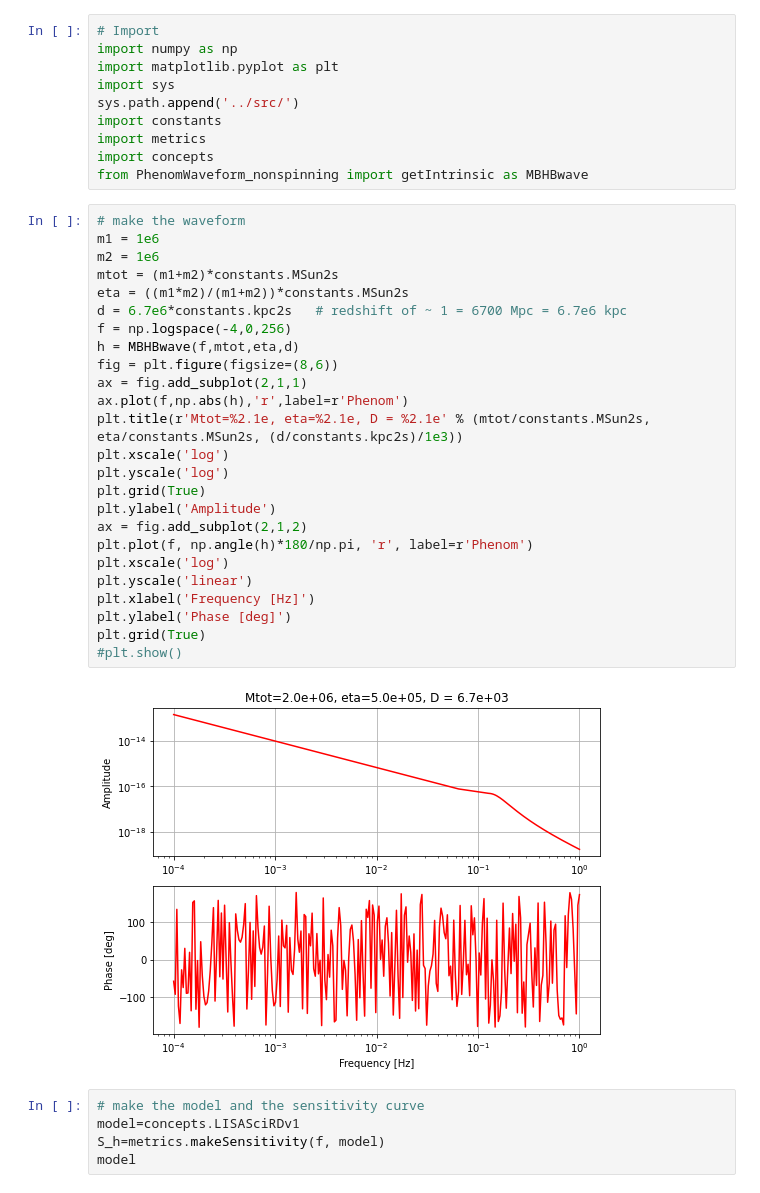
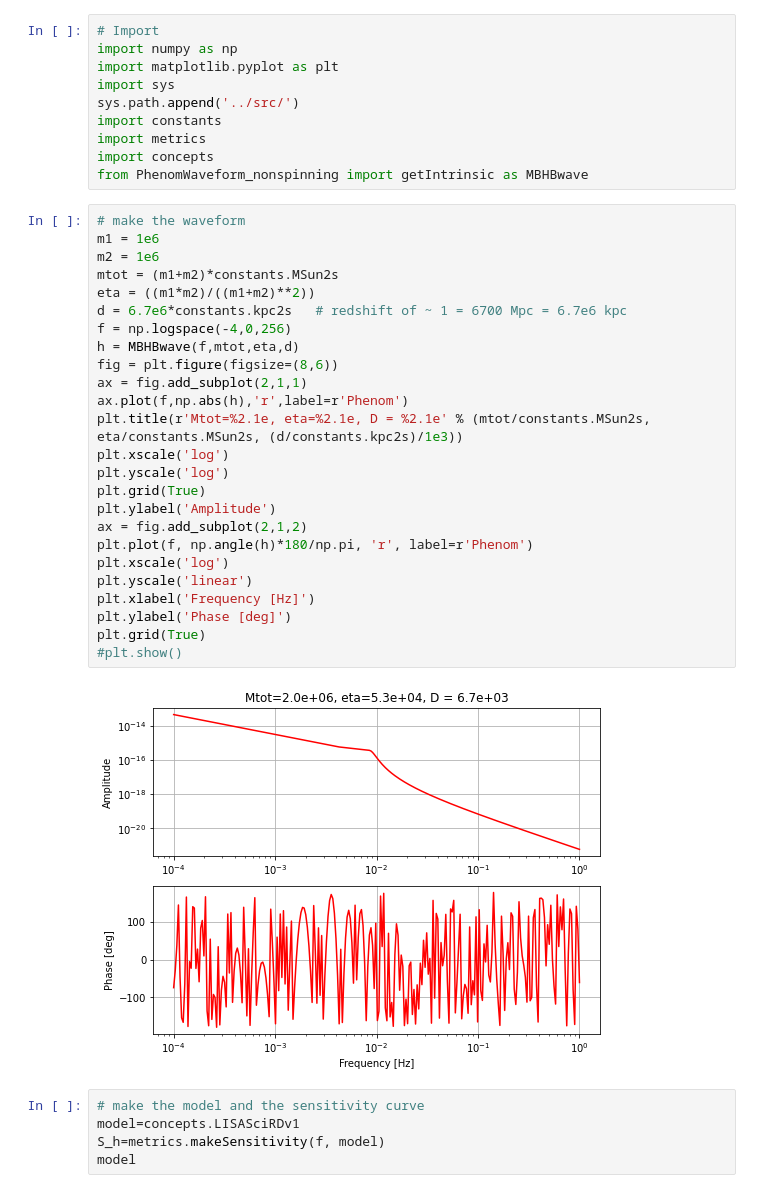
Before and after one commit to JohnGBaker/GWI-metrics, a Jupyter notebook: Notebooks/MBHBwaveCheck.ipynb, the cells around one changed output. Drawn from its saved outputs; the diff is of its cells as text.

```diff
--- a/Notebooks/MBHBwaveCheck.ipynb
+++ b/Notebooks/MBHBwaveCheck.ipynb
@@ -17,30 +17,30 @@ from PhenomWaveform_nonspinning import getIntrinsic as MBHBwave
 # %%
 # make the waveform
 m1 = 1e6
 m2 = 1e6
 mtot = (m1+m2)*constants.MSun2s
-eta = ((m1*m2)/(m1+m2))*constants.MSun2s
+eta = ((m1*m2)/((m1+m2)**2))
 d = 6.7e6*constants.kpc2s   # redshift of ~ 1 = 6700 Mpc = 6.7e6 kpc
 f = np.logspace(-4,0,256)
 h = MBHBwave(f,mtot,eta,d)
 fig = plt.figure(figsize=(8,6))
 ax = fig.add_subplot(2,1,1)
 ax.plot(f,np.abs(h),'r',label=r'Phenom')
 plt.title(r'Mtot=%2.1e, eta=%2.1e, D = %2.1e' % (mtot/constants.MSun2s, eta/constants.MSun2s, (d/constants.kpc2s)/1e3))
 plt.xscale('log')
 plt.yscale('log')
 plt.grid(True)
 plt.ylabel('Amplitude')
 ax = fig.add_subplot(2,1,2)
 plt.plot(f, np.angle(h)*180/np.pi, 'r', label=r'Phenom')
 plt.xscale('log')
 plt.yscale('linear')
 plt.xlabel('Frequency [Hz]')
 plt.ylabel('Phase [deg]')
 plt.grid(True)
 #plt.show()
 # %% [output]
-[figure, old version]
+[figure, new version]
 # %%
 # make the model and the sensitivity curve
 model=concepts.LISASciRDv1
```
Also changed, not shown: parts of 2 cells of this notebook.
